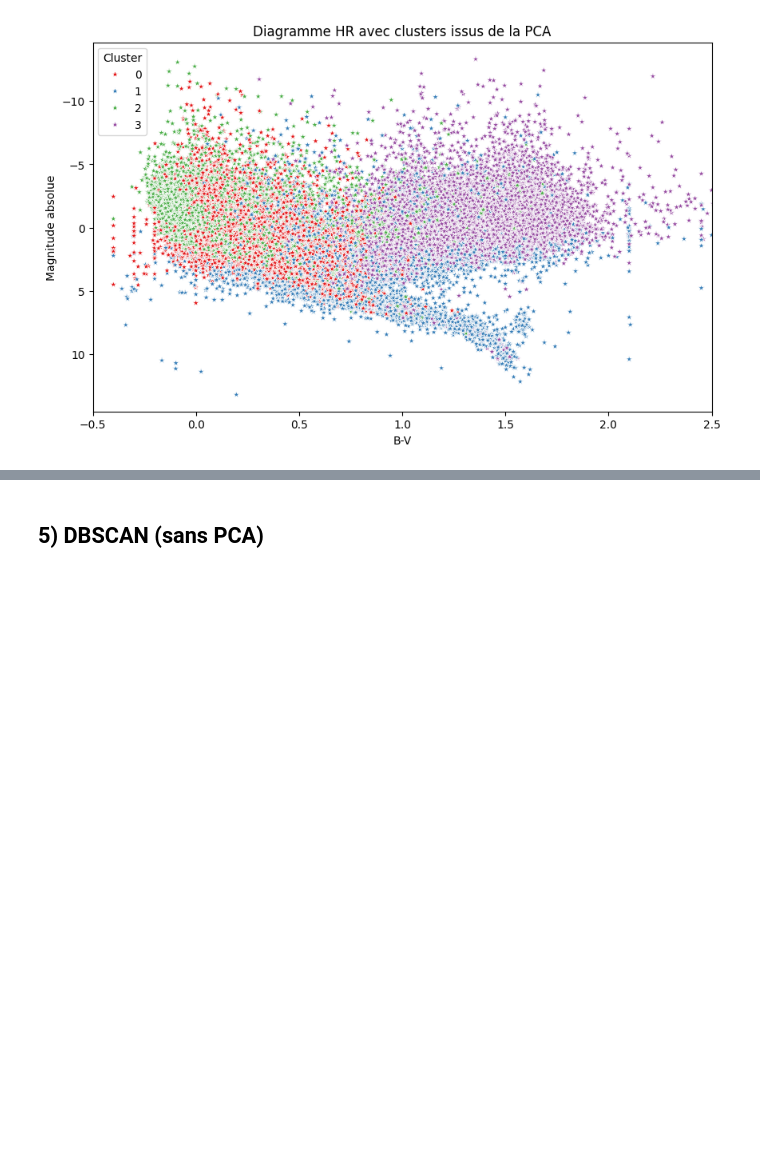
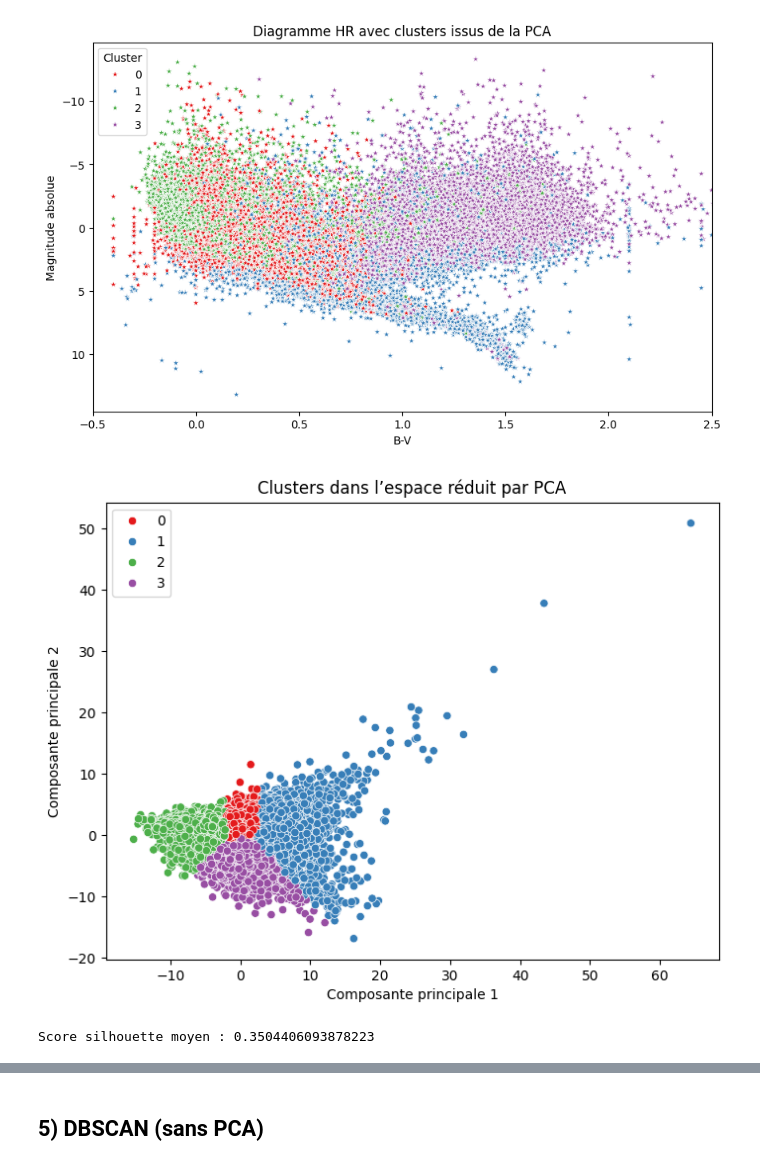
Before and after one commit to Moni003/Diagramme_HR_MML, a Jupyter notebook: diagHR_testPCA2.ipynb, the cells around one changed output, grey strips where cells are left out. Drawn from its saved outputs; the diff is of its cells as text; code cells hidden in the pictures; blank space fills up the shorter version.

```diff
--- a/diagHR_testPCA2.ipynb
+++ b/diagHR_testPCA2.ipynb
@@ -615,7 +611,7 @@ Colonnes à encoder : ['RAhms', 'DEdms', 'r_Vmag', 'r_B-V', 'r_V-I', 'SpType', '
 # Encodage
 label_encoders = {}
 for col in cols_encoder:
-    if col in data_pca_modified_2.columns:
+    if col in data_pca_modified_3.columns:
         le = LabelEncoder()
         data_pca_modified_3[col] = le.fit_transform(data_pca_modified_3[col].astype(str))
         label_encoders[col] = le
@@ -748,6 +757,7 @@ Centres des clusters :
 # %%
 # Prédire les clusters
-train_clusters = kmeans.predict(X_train)
+#labels= kmeans.predict(X_train)
+labels = kmeans.predict(data_t_df)
 # %%
 # Faire une copie propre des données utilisées pour la PCA (mêmes dimensions)
 data_hr = data_pca_modified_3.copy()
@@ -767,3 +777,18 @@ plt.gca().invert_yaxis()
 plt.show()
 # %% [output]
 [figure]
+# %%
+plt.figure(figsize=(8,6))
+sns.scatterplot(x=data_t_df['Col1'], y=data_t_df['Col2'], hue=labels, palette='Set1')
+plt.title("Clusters dans l’espace réduit par PCA")
+plt.xlabel("Composante principale 1")
+plt.ylabel("Composante principale 2")
+plt.legend()
+plt.show()
+# %% [output]
+[figure, added]
+# %%
+score = silhouette_score(data_t_df, labels)
+print("Score silhouette moyen :", score)
+# %% [output]
+Score silhouette moyen : 0.3504406093878223
```
Also changed, not shown: parts of 16 cells of this notebook, 4 other files.
